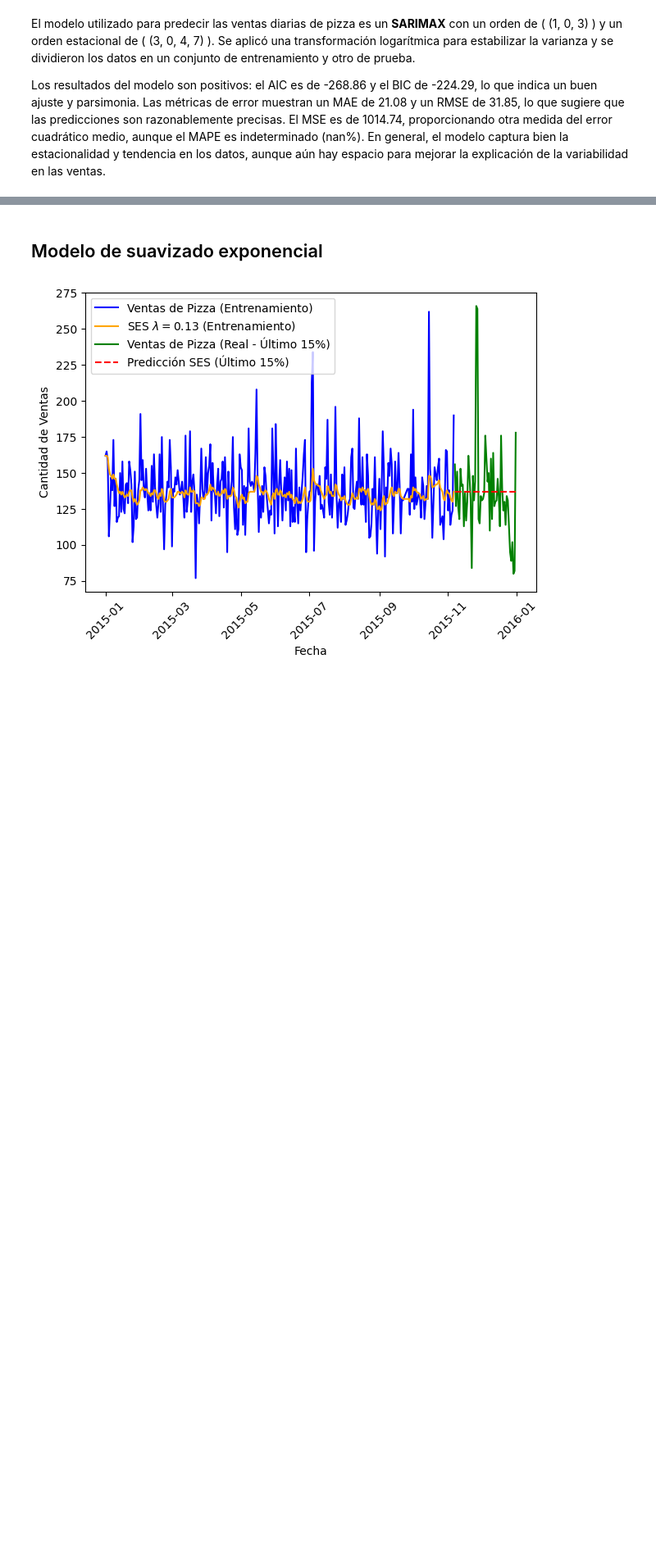
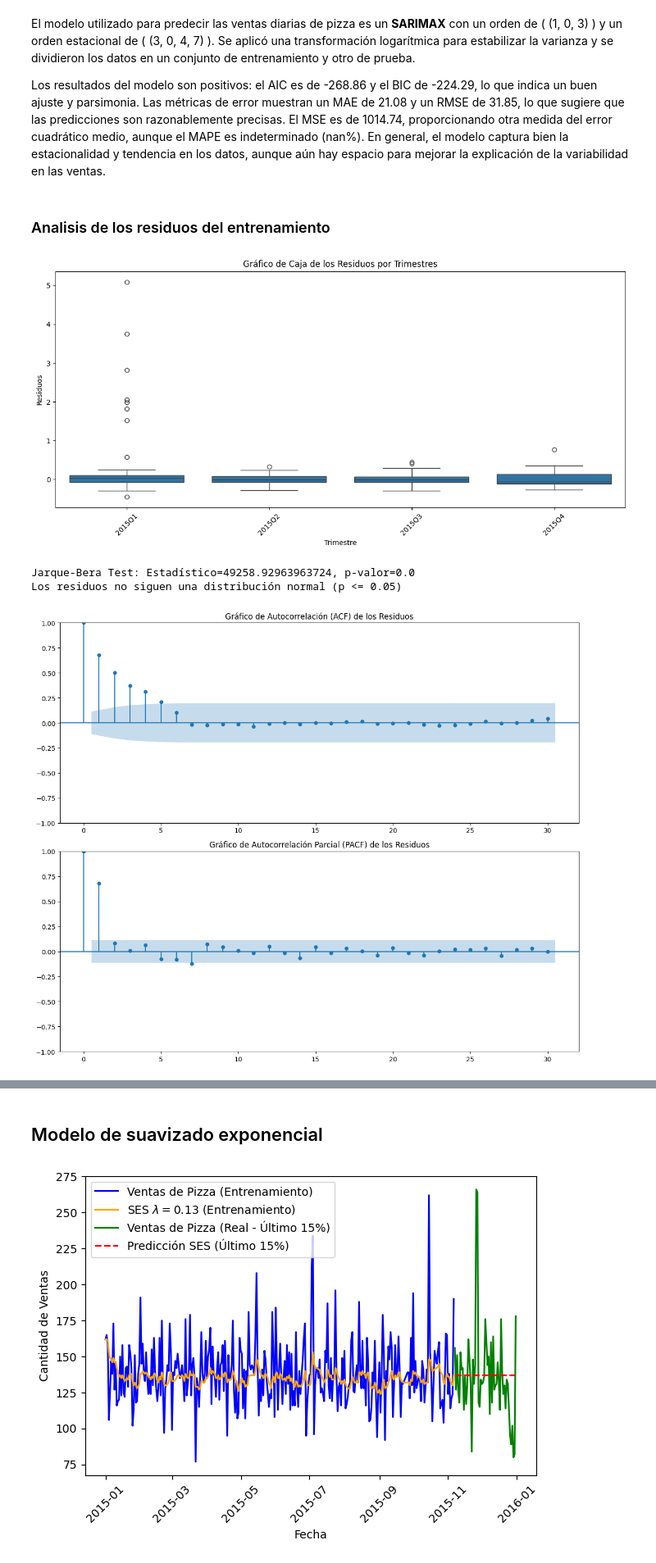
Before and after one commit to davidlizcanom16/lizcanollerenaproyectofinal, a Jupyter notebook: _sources/notebooks.ipynb, the cells around one changed output, grey strips where cells are left out. Shown at 82% size. Drawn from its saved outputs; the diff is of its cells as text; code cells hidden in the pictures; blank space fills up the shorter version.

```diff
--- a/_sources/notebooks.ipynb
+++ b/_sources/notebooks.ipynb
@@ -415,3 +584,58 @@ MAPE: nan%
 El modelo utilizado para predecir las ventas diarias de pizza es un **SARIMAX** con un orden de \( (1, 0, 3) \) y un orden estacional de \( (3, 0, 4, 7) \). Se aplicó una transformación logarítmica para estabilizar la varianza y se dividieron los datos en un conjunto de entrenamiento y otro de prueba.
 
 Los resultados del modelo son positivos: el AIC es de -268.86 y el BIC de -224.29, lo que indica un buen ajuste y parsimonia. Las métricas de error muestran un MAE de 21.08 y un RMSE de 31.85, lo que sugiere que las predicciones son razonablemente precisas. El MSE es de 1014.74, proporcionando otra medida del error cuadrático medio, aunque el MAPE es indeterminado (nan%). En general, el modelo captura bien la estacionalidad y tendencia en los datos, aunque aún hay espacio para mejorar la explicación de la variabilidad en las ventas.
+# %% [markdown]
+### Analisis de los residuos del entrenamiento
+# %%
+import pandas as pd
+import numpy as np
+import matplotlib.pyplot as plt
+import seaborn as sns  # Asegúrate de importar seaborn
+from scipy import stats  # Importar stats de scipy para Jarque-Bera
+from statsmodels.graphics.tsaplots import plot_acf, plot_pacf
+
+# Suponiendo que ya tienes el modelo SARIMA ajustado y los residuos
+residuos = sarima_result.resid
+
+# 1. Gráfico de caja de los residuos por trimestres
+df_residuos = pd.DataFrame(residuos, columns=['residuos'])
+df_residuos['fecha'] = train_data.index
+
+# Agregar una columna para identificar el trimestre
+df_residuos['trimestre'] = df_residuos['fecha'].dt.to_period('Q')
+
+plt.figure(figsize=(12, 6))
+sns.boxplot(x='trimestre', y='residuos', data=df_residuos)
+plt.title('Gráfico de Caja de los Residuos por Trimestres')
+plt.xlabel('Trimestre')
+plt.ylabel('Residuos')
+plt.xticks(rotation=45)
+plt.tight_layout()
+plt.show()
+
+# 2. Prueba de Jarque-Bera usando scipy
+jb_stat, jb_p_value = stats.jarque_bera(residuos)
+print(f"Jarque-Bera Test: Estadístico={jb_stat}, p-valor={jb_p_value}")
+if jb_p_value > 0.05:
+    print("Los residuos parecen seguir una distribución normal (p > 0.05)")
+else:
+    print("Los residuos no siguen una distribución normal (p <= 0.05)")
+
+# 3. Gráficos de ACF y PACF
+fig, ax = plt.subplots(2, 1, figsize=(12, 10))
+
+# Gráfico de ACF
+plot_acf(residuos, lags=30, ax=ax[0])
+ax[0].set_title('Gráfico de Autocorrelación (ACF) de los Residuos')
+
+# Gráfico de PACF
+plot_pacf(residuos, lags=30, ax=ax[1])
+ax[1].set_title('Gráfico de Autocorrelación Parcial (PACF) de los Residuos')
+
+plt.tight_layout()
+plt.show()
+# %% [output]
+[figure, added]
+Jarque-Bera Test: Estadístico=49258.92963963724, p-valor=0.0
+Los residuos no siguen una distribución normal (p <= 0.05)
+[figure, added]
```
Also changed, not shown: parts of 53 cells of this notebook, 31 other files.
